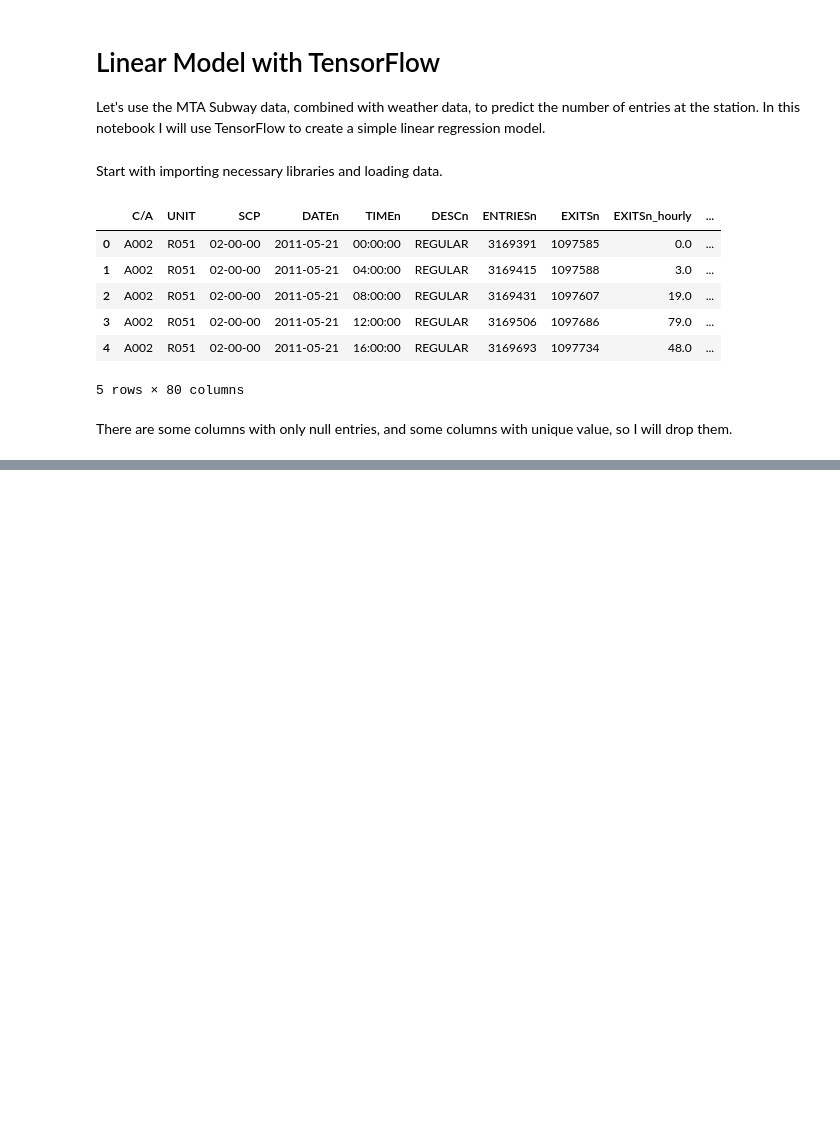
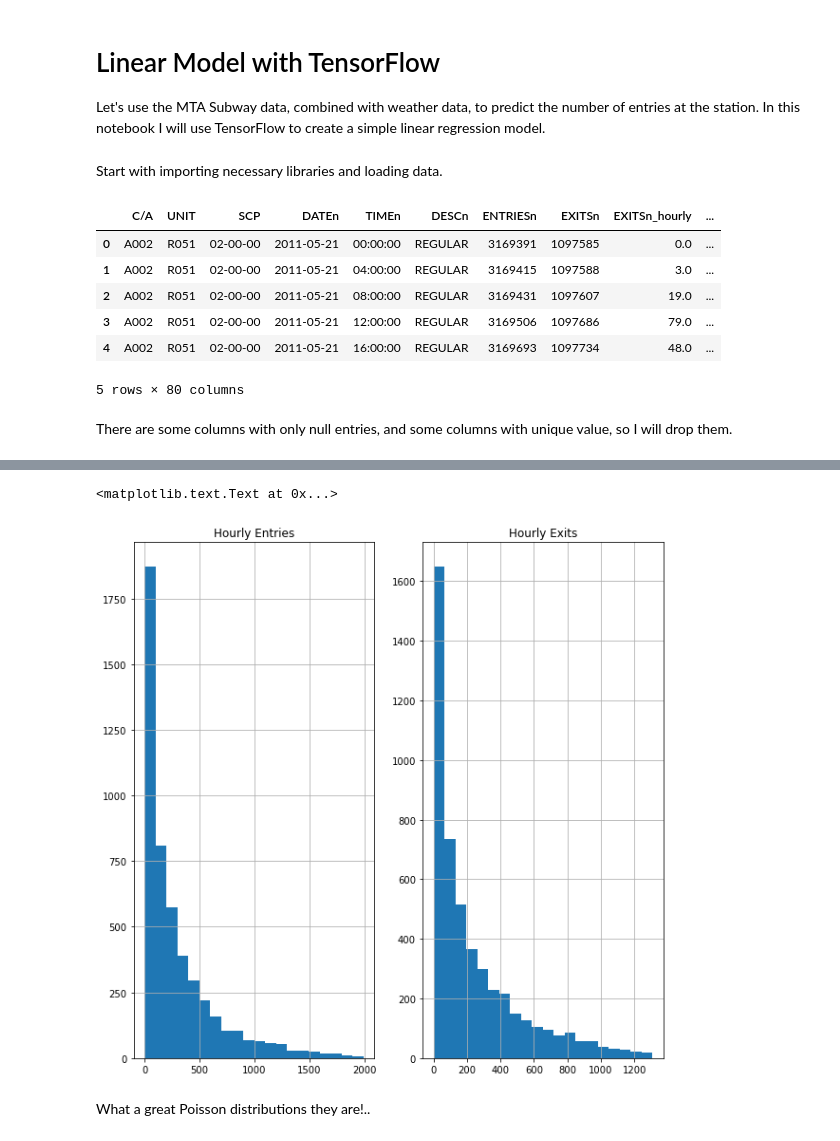
Before and after one commit to YuliyaKar/mtasubway-project, a Jupyter notebook: linear_model_with_tf.ipynb, the cells around one changed output, grey strips where cells are left out. Saved outputs shown, nothing was run; the diff lists cells and outputs as text; code cells hidden in the pictures; blank space fills up the shorter version.

Commit message:
Cut ENTRIES/EXITS outliers

```diff
--- a/linear_model_with_tf.ipynb
+++ b/linear_model_with_tf.ipynb
@@ -57,0 +61,6 @@ Columns 'EXITSn_hourly' and 'ENTRIESn_hourly' both can be chosen as targets/feat
+# %%
+# Cut 2.5% of data from each end
+data = cut_outliers(data, "ENTRIESn_hourly", 0.025)
+data = cut_outliers(data, "EXITSn_hourly", 0.025)
+
+data.describe()
@@ -57,0 +78,14 @@ Columns 'EXITSn_hourly' and 'ENTRIESn_hourly' both can be chosen as targets/feat
+# %%
+# Plot histograms of entries and exits number
+fig, ax = plt.subplots(1, 2, figsize=(10,10))
+
+data['ENTRIESn_hourly'].hist(ax=ax[0], bins=20)
+ax[0].set_title('Hourly Entries')
+
+data['EXITSn_hourly'].hist(ax=ax[1], bins=20)
+ax[1].set_title('Hourly Exits')
+# %% [output]
+<matplotlib.text.Text at 0x...>
+[figure, added]
+# %% [markdown]
+What a great Poisson distributions they are!..
```
Also changed, not shown: parts of 4 cells of this notebook.
